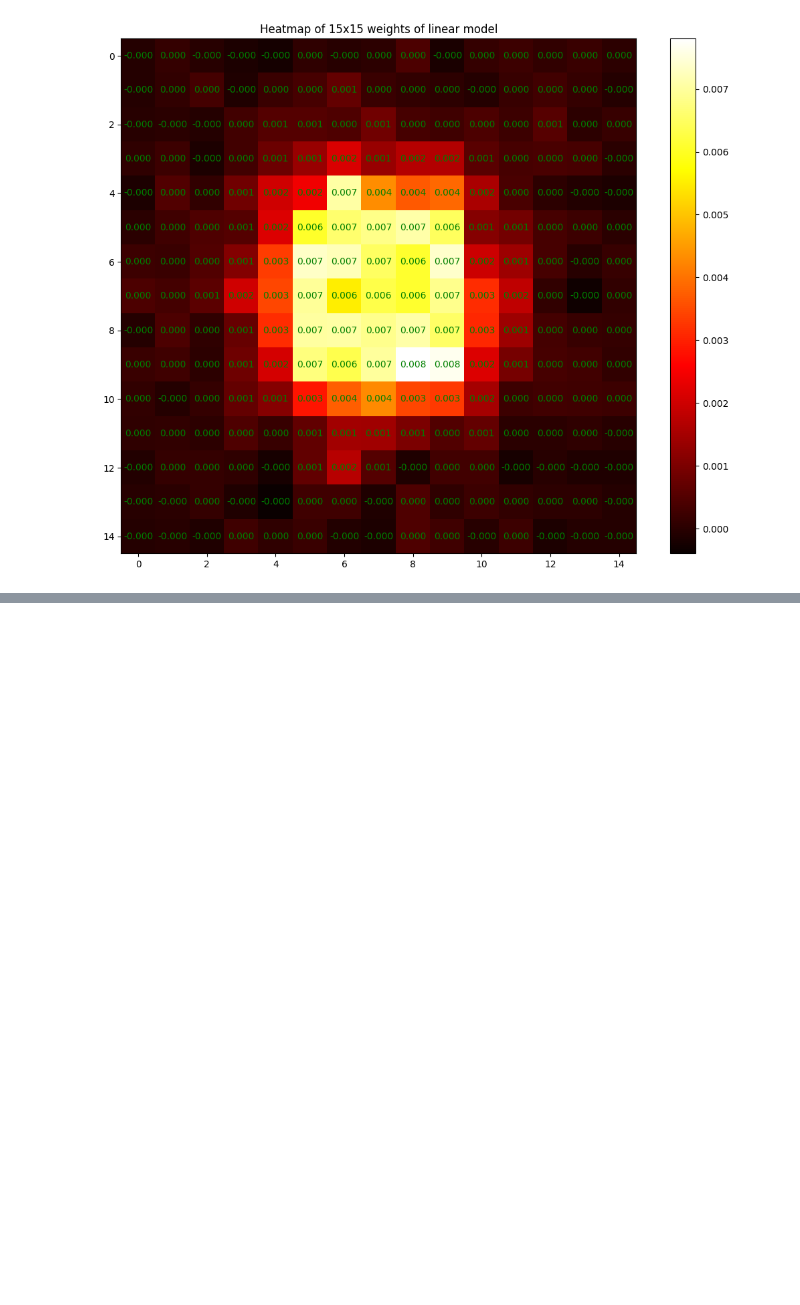
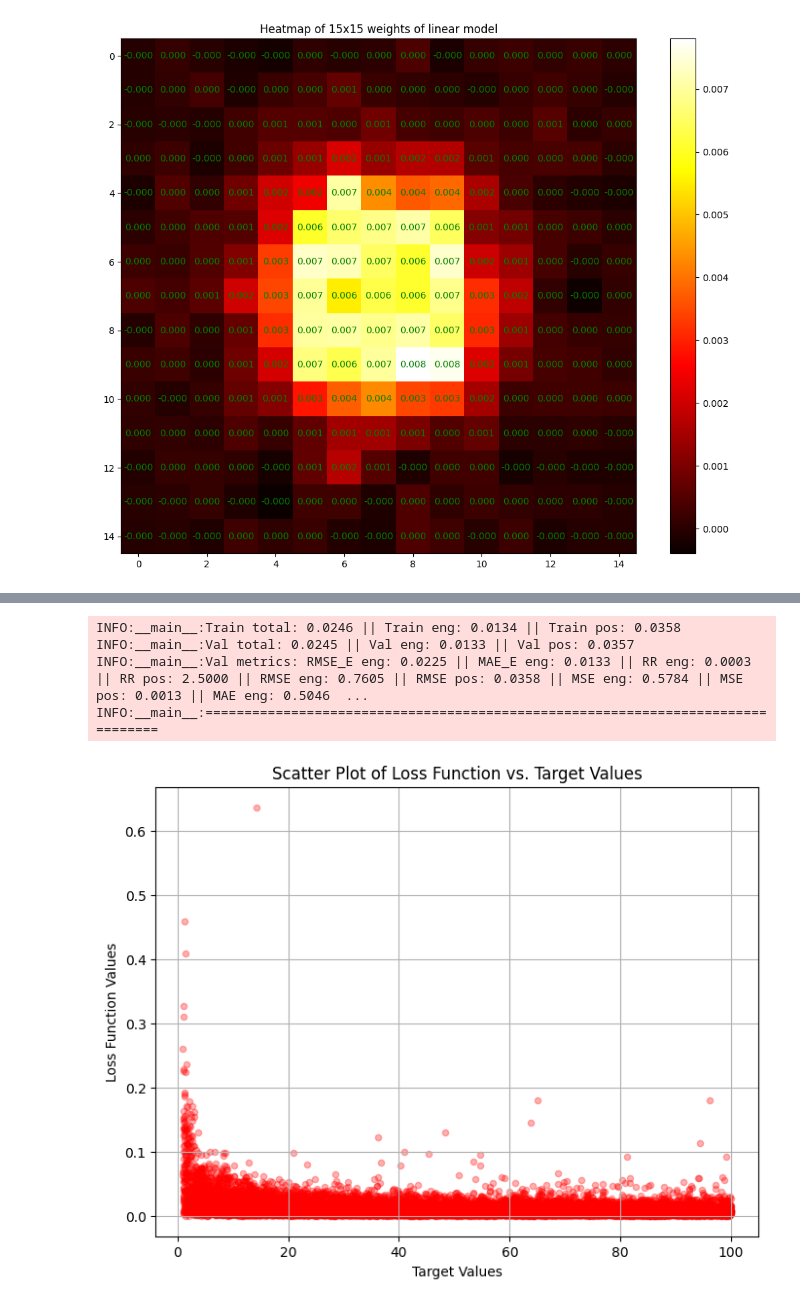
Before and after one commit to dxtvzw/ecal-optimization, a Jupyter notebook: src/tmp.ipynb, the cells around one changed output, grey strips where cells are left out. Drawn from its saved outputs; the diff is of its cells as text; code cells hidden in the pictures; blank space fills up the shorter version.

```diff
--- a/src/tmp.ipynb
+++ b/src/tmp.ipynb
@@ -567,0 +647,36 @@ np.mean(losses)
+# %%
+checkpoint_path = os.path.join(
+    "checkpoints",
+    f"{cfg.model.tag}_{height}x{width}",
+    "run_9",
+    "checkpoint.pth.tar"
+)
+
+checkpoint = torch.load(checkpoint_path, map_location=cfg.device)
+model.load_state_dict(checkpoint['model'])
+optimizer.load_state_dict(checkpoint['optimizer'])
+scheduler.load_state_dict(checkpoint['scheduler'])
+
+val_outputs_2, val_targets_2, metrics_2, no_reduce_metrics_2 = eval_fn(
+    model=model,
+    train_loader=train_loader,
+    val_loader=val_loader,
+    criterion_eng=criterion_eng,
+    criterion_pos=criterion_pos,
+    cfg=cfg,
+    logger=logger,
+)
+
+plt.figure(figsize=(8, 6))
+plt.scatter(val_targets_2[:, 0], no_reduce_metrics_2['MAE_E'], color='red', alpha=0.3, s=20)
+plt.xlabel('Target Values')
+plt.ylabel('Loss Function Values')
+plt.title('Scatter Plot of Loss Function vs. Target Values')
+plt.grid(True)
+plt.show()
+# %% [output]
+INFO:__main__:Train total: 0.0246 || Train eng: 0.0134 || Train pos: 0.0358
+INFO:__main__:Val total: 0.0245 || Val eng: 0.0133 || Val pos: 0.0357
+INFO:__main__:Val metrics: RMSE_E eng: 0.0225 || MAE_E eng: 0.0133 || RR eng: 0.0003 || RR pos: 2.5000 || RMSE eng: 0.7605 || RMSE pos: 0.0358 || MSE eng: 0.5784 || MSE pos: 0.0013 || MAE eng: 0.5046  ...
+INFO:__main__:================================================================================
+[figure, added]
```
Also changed, not shown: parts of 10 cells of this notebook, 2 other files.
